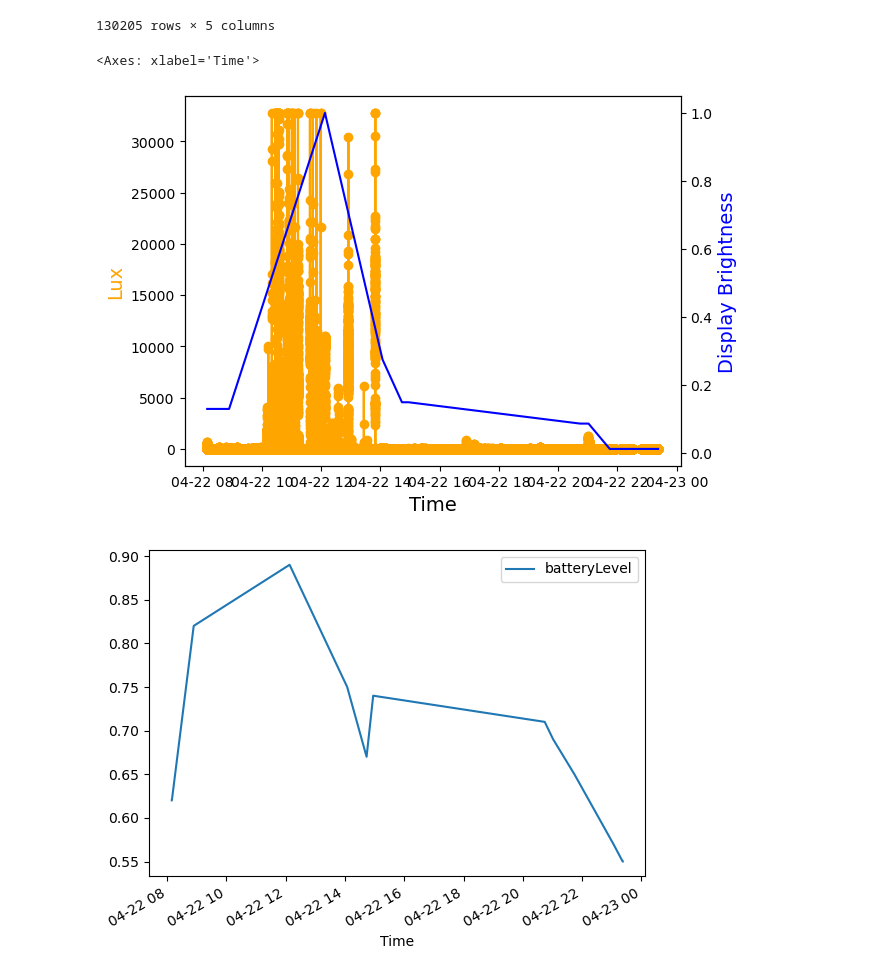
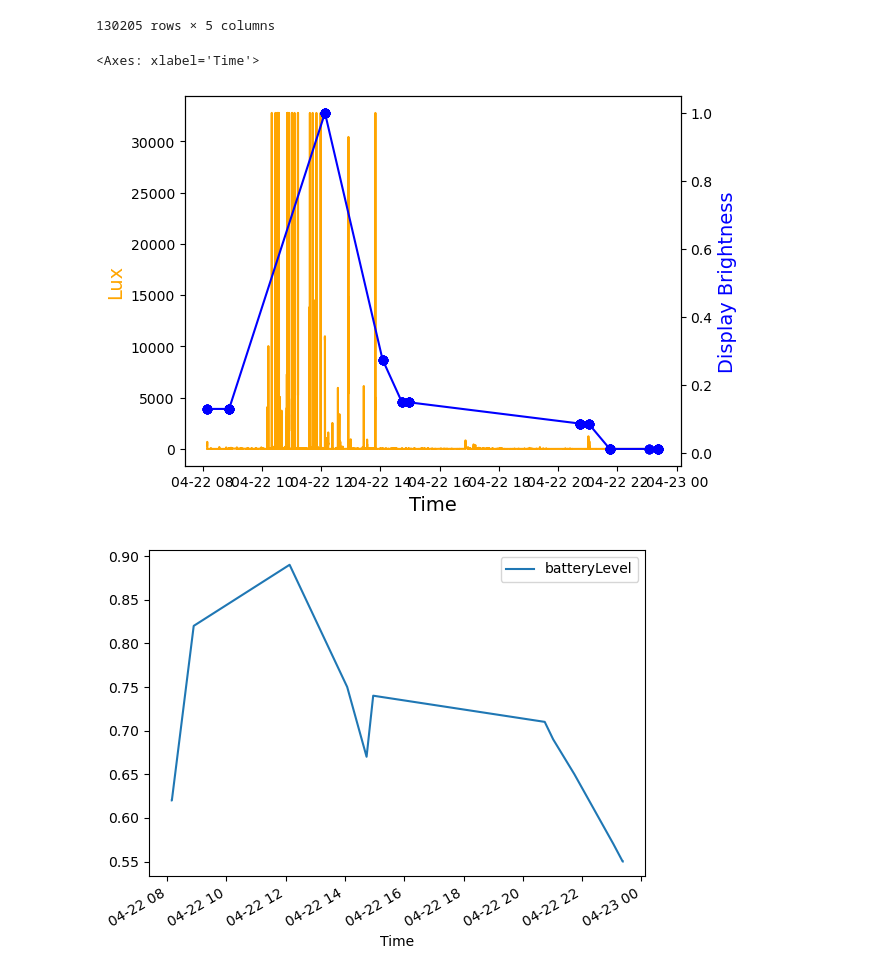
Before and after one commit to AlexeiMari/ML4B-2023, a Jupyter notebook: JupyterNotebooks/LightBrightnessDisplay Test.ipynb, the cells around one changed output. Cells and saved outputs as stored; diff of their text form; code cells hidden in the pictures.

```diff
--- a/JupyterNotebooks/LightBrightnessDisplay Test.ipynb
+++ b/JupyterNotebooks/LightBrightnessDisplay Test.ipynb
@@ -73,22 +73,22 @@ See the caveats in the documentation: https://pandas.pydata.org/pandas-docs/stab
 # %%
 #light.plot(x= "Time", y = "lux")
 #displayB.plot(x = "Time", y = "brightness")
 
 
 fig = plt.subplot()
 ax = plt.subplot()
-ax.plot(light["Readable_Time"], light["lux"], color = "orange", marker = "o")
+ax.plot(light["Readable_Time"], light["lux"], color = "orange")
 ax.set_xlabel("Time", fontsize = 14)
 ax.set_ylabel("Lux", color = "orange", fontsize = 14)
 
 ax2 = ax.twinx()
-ax2.plot(displayB["Readable_Time"], displayB["brightness"], color = "blue")
+ax2.plot(displayB["Readable_Time"], displayB["brightness"], color = "blue", marker = "o")
 ax2.set_ylabel("Display Brightness", color = "blue", fontsize = 14)
 
 plt.show
 
 battery.plot(x = "Time", y = "batteryLevel")
 # %% [output]
 <Axes: xlabel='Time'>
-[figure, old version]
+[figure, new version]
 [figure]
```
